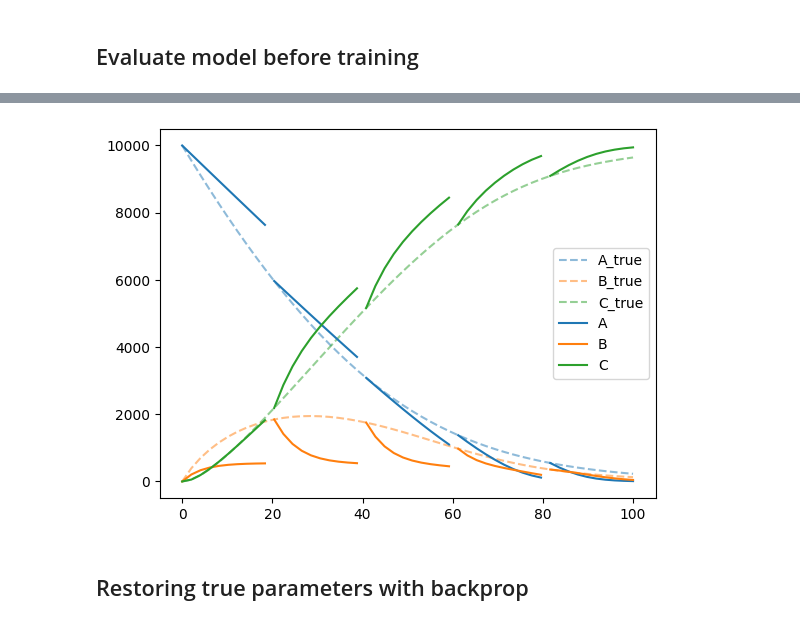
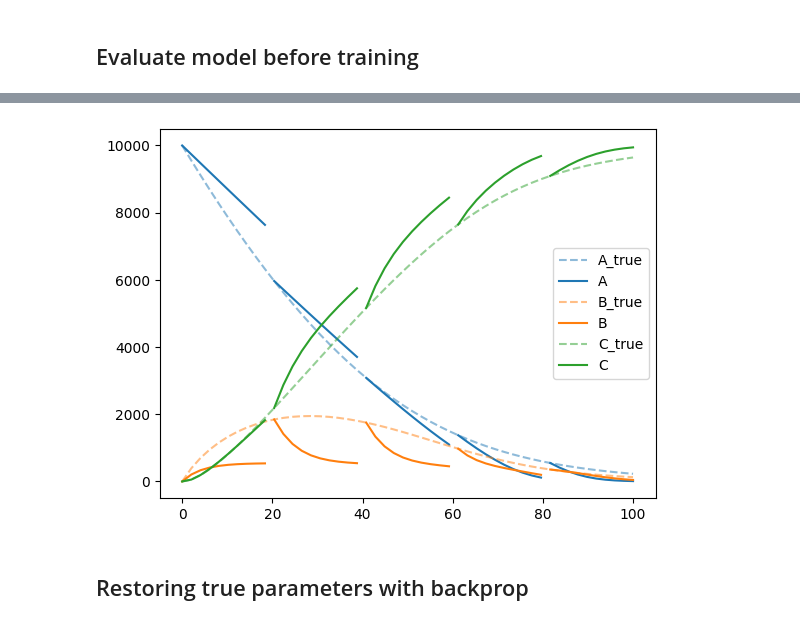
Before and after one commit to lefarov/torch-kinetics, a Jupyter notebook: examples/restoring_model.ipynb, the cells around one changed output, grey strips where cells are left out. Drawn from its saved outputs; the diff is of its cells as text; code cells hidden in the pictures.

```diff
--- a/examples/restoring_model.ipynb
+++ b/examples/restoring_model.ipynb
@@ -116,8 +115,8 @@ target_trajectory = target_trajectory.gather(
 )
 # %%
 # transform 2d trajectory (T, D) into time-leading batched one (T, B, D)
-batched_target_trajectory = torch.stack(target_trajectory.chunk(num_batches), dim=1)
-batched_target_trajectory.size()
+target_trajectory_batched = torch.stack(target_trajectory.chunk(num_batches), dim=1)
+target_trajectory_batched.size()
 # %% [output]
 torch.Size([10, 5, 5])
 # %%
@@ -158,33 +151,13 @@ s0_batch = batched_target_trajectory[0, :, :]
 solution = torchdiffeq.odeint_adjoint(model, s0_batch, tt_batch)
-# %%
-plt.plot(kinetics_tt, kinetics_trajectory[:, 0], ls="--", label="A_true", alpha=0.5)
-plt.plot(kinetics_tt, kinetics_trajectory[:, 3], ls="--", label="B_true", alpha=0.5)
-plt.plot(kinetics_tt, kinetics_trajectory[:, 4], ls="--", label="C_true", alpha=0.5)
-
-for batch_ind, tt in enumerate(kinetics_tt_batched):
-    plt.plot(
-        tt,
-        solution[:, batch_ind, 0].detach().numpy(),
-        color=cmap(0),
-        label="A" if batch_ind == 0 else None,
-    )
-    plt.plot(
-        tt,
-        solution[:, batch_ind, 2].detach().numpy(),
-        color=cmap(1),
-        label="B" if batch_ind == 0 else None,
-    )
-    plt.plot(
-        tt,
-        solution[:, batch_ind, 4].detach().numpy(),
-        color=cmap(2),
-        label="C" if batch_ind == 0 else None
-    )
-
-plt.legend()
-plt.show()
-# %% [output]
-[figure, removed]
+# %%
+plotting.plot_batched_simulated_vs_true(
+    batched_timeline=kinetics_tt_batched,
+    batched_simulated_trajectory=solution.detach().numpy(),
+    true_trajectory=target_trajectory.detach().numpy(),
+    state_mapping=state_mapping,
+)
+# %% [output]
+[figure, added]
 # %% [markdown]
 ## Restoring true parameters with backprop
 # %%
```
Also changed, not shown: parts of 7 cells of this notebook, 1 other file.
